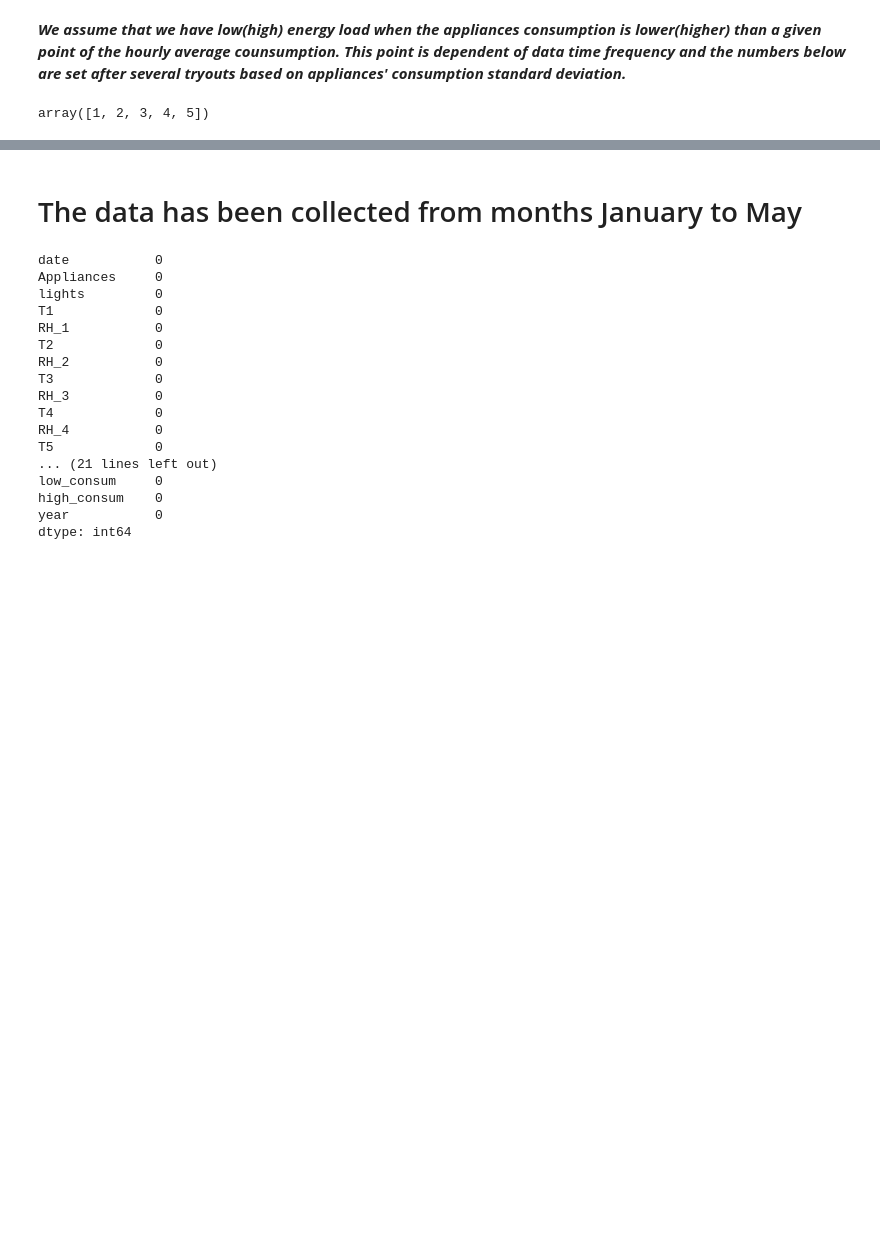
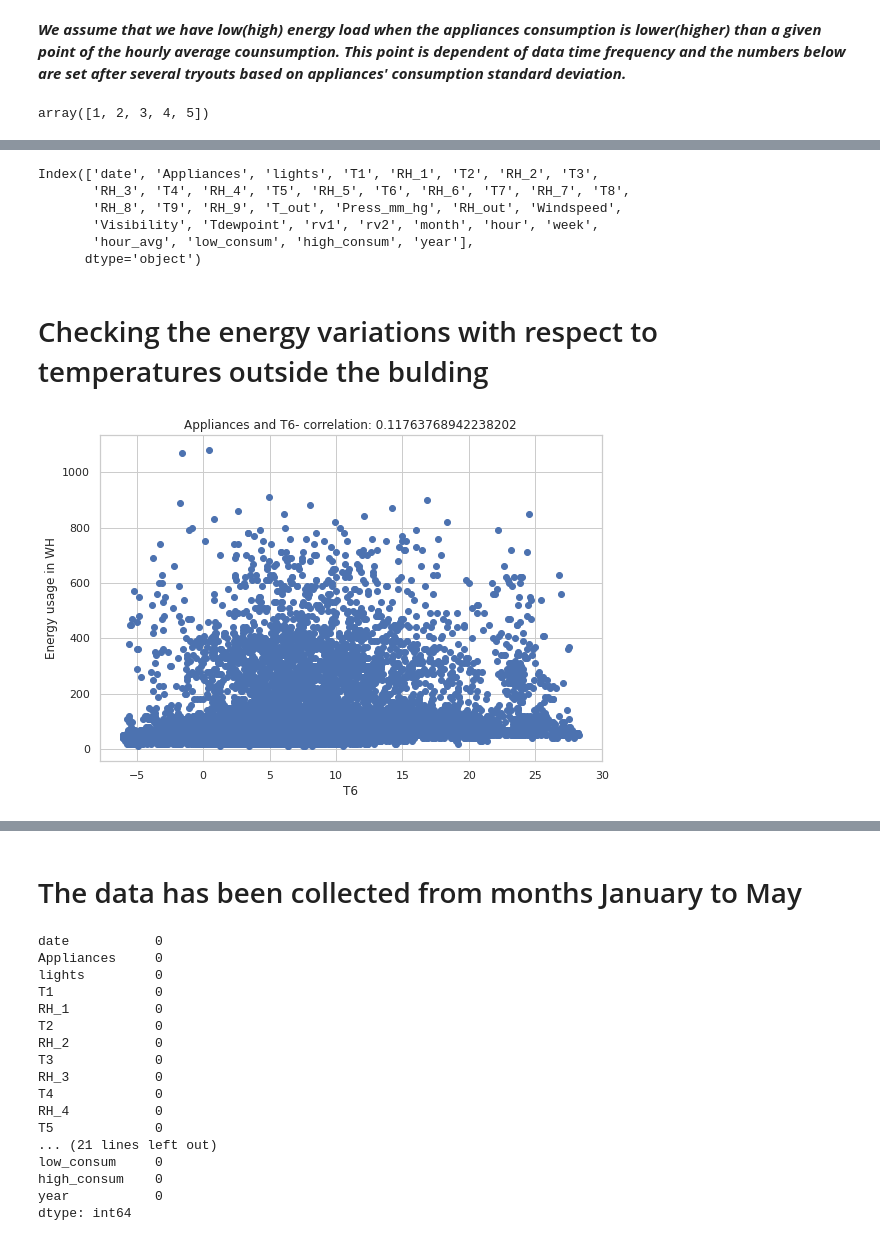
Before and after one commit to akifkashif/Captsone-Project---Data-Application-Energy-Linear-Regression-, a Jupyter notebook: Appliances_Energy_Prediction.ipynb, the cells around one changed output, grey strips where cells are left out. Cells and saved outputs as stored; diff of their text form; code cells hidden in the pictures; blank space fills up the shorter version.

```diff
--- a/Appliances_Energy_Prediction.ipynb
+++ b/Appliances_Energy_Prediction.ipynb
@@ -210,0 +249,11 @@ array([1, 2, 3, 4, 5])
+# %%
+df.columns
+# %% [output]
+Index(['date', 'Appliances', 'lights', 'T1', 'RH_1', 'T2', 'RH_2', 'T3',
+       'RH_3', 'T4', 'RH_4', 'T5', 'RH_5', 'T6', 'RH_6', 'T7', 'RH_7', 'T8',
+       'RH_8', 'T9', 'RH_9', 'T_out', 'Press_mm_hg', 'RH_out', 'Windspeed',
+       'Visibility', 'Tdewpoint', 'rv1', 'rv2', 'month', 'hour', 'week',
+       'hour_avg', 'low_consum', 'high_consum', 'year'],
+      dtype='object')
+# %% [markdown]
+# Checking the energy variations with respect to temperatures outside the bulding
@@ -210,0 +265,16 @@ array([1, 2, 3, 4, 5])
+# %%
+#scatter plot of Temperature vs Energy usage
+fig = plt.figure(figsize=(9, 6))
+ax = fig.gca()
+feature = df['T6']
+label = df['Appliances']
+correlation = feature.corr(label)
+plt.scatter(x=feature, y=label)
+plt.xlabel('T6')
+plt.ylabel('Energy usage in WH')
+ax.set_title('Appliances and' + ' T6' + '- correlation: ' + str(correlation))
+
+
+plt.show()
+# %% [output]
+[figure, added]
```
Also changed, not shown: parts of 18 cells of this notebook.
